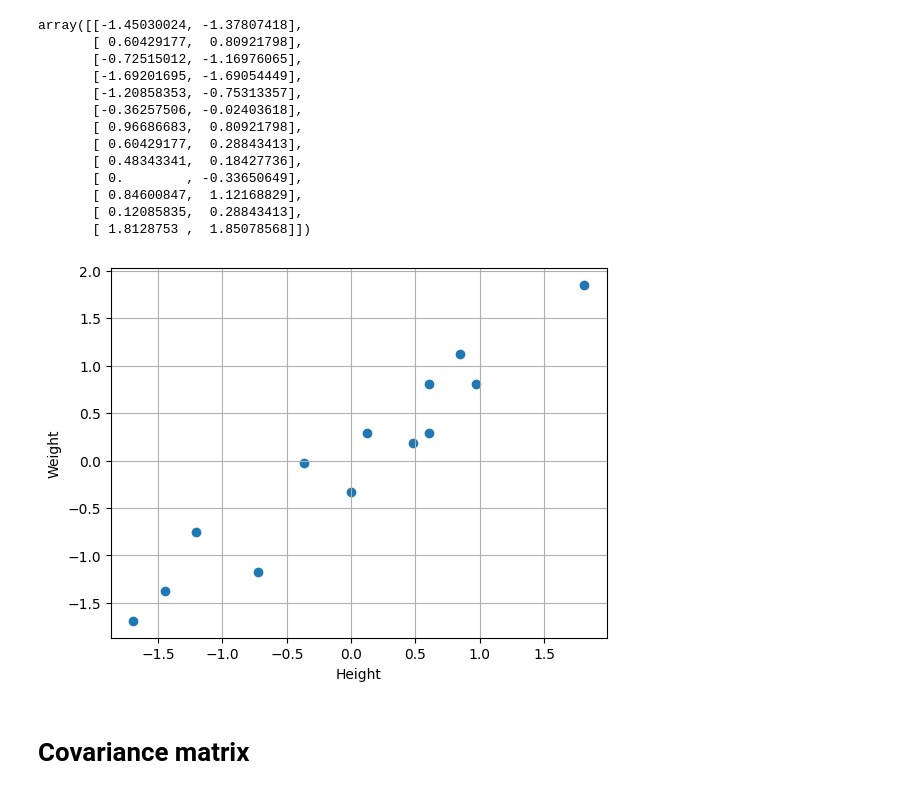
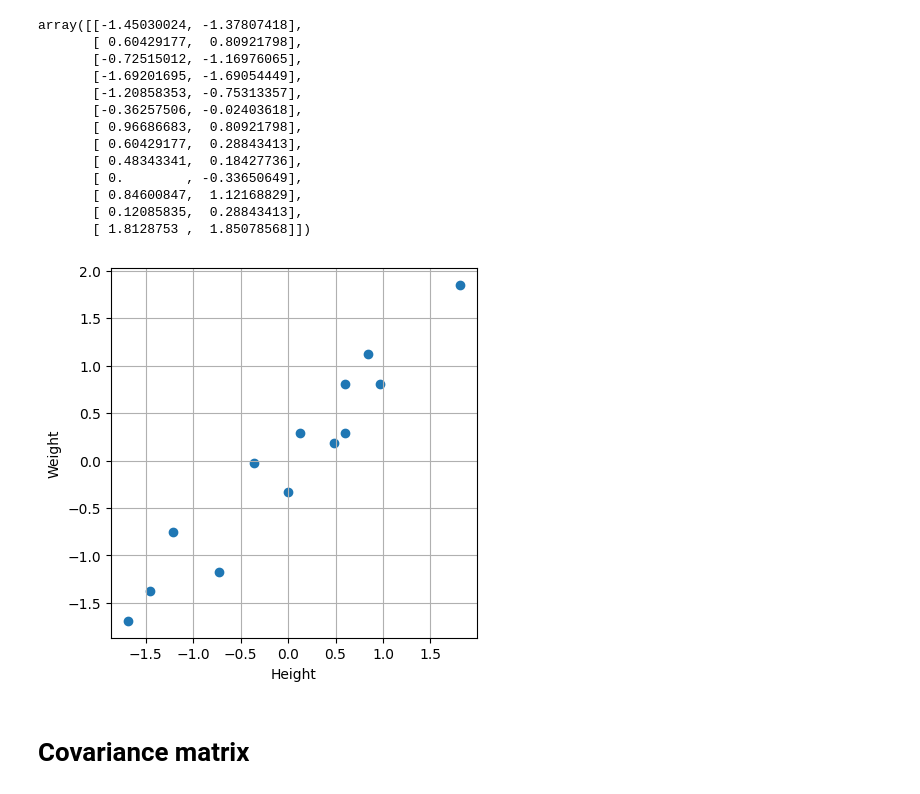
Before and after one commit to wilsbt/PCA, a Jupyter notebook: PCA_Comprehensive_Example.ipynb, the cells around one changed output. Drawn from its saved outputs; the diff is of its cells as text; code cells hidden in the pictures.

```diff
--- a/PCA_Comprehensive_Example.ipynb
+++ b/PCA_Comprehensive_Example.ipynb
@@ -80,11 +81,12 @@ array([[-1.45030024, -1.37807418],
 # %%
 plt.scatter(Xn[:,0], Xn[:,1])
 plt.xlabel('Height')
 plt.ylabel('Weight')
 plt.grid()
+plt.gca().set_aspect('equal', adjustable='box')
 plt.savefig("pca_comprehensive_example_scatter_plot_std.pdf")
 # %% [output]
-[figure, old version]
+[figure, new version]
 # %% [markdown]
 # Covariance matrix
 # %%
```
Also changed, not shown: parts of 7 cells of this notebook.
